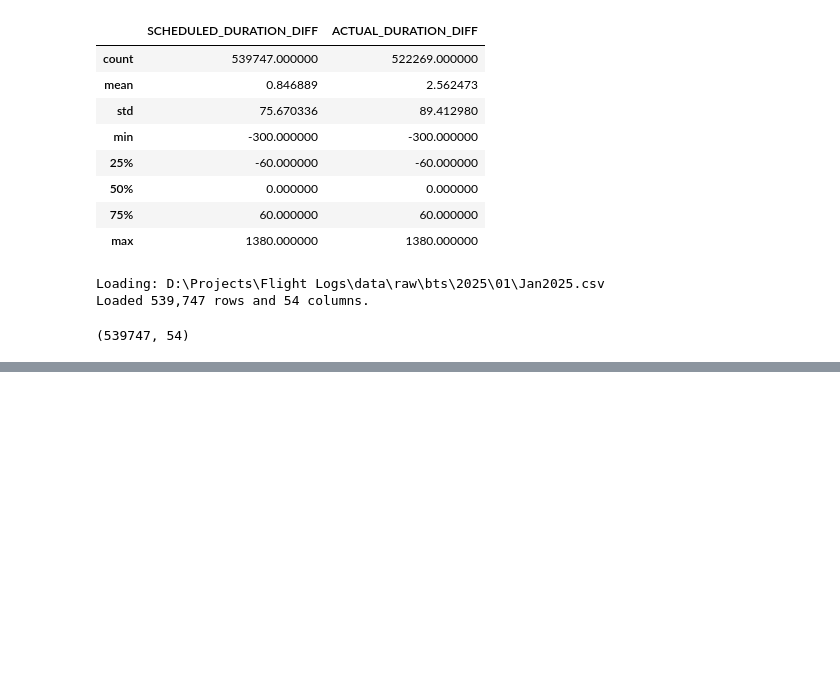
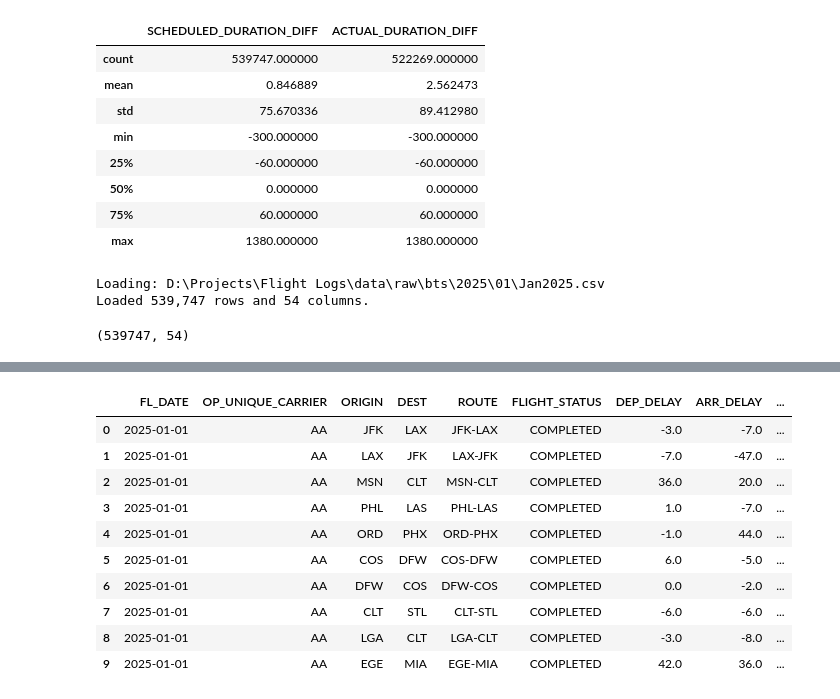
Before and after one commit to AmitParmar3/USA-Flight-Data-Visualiser, a Jupyter notebook: Notebooks/01_data_exploration.ipynb, the cells around one changed output, grey strips where cells are left out. Drawn from its saved outputs; the diff is of its cells as text; code cells hidden in the pictures; blank space fills up the shorter version.

Commit message:
Transformed and cleaned the csv to a better format

```diff
--- a/Notebooks/01_data_exploration.ipynb
+++ b/Notebooks/01_data_exploration.ipynb
@@ -460,0 +510,2 @@ raw_df.shape
+# %%
+clean_df = clean_bts_flight_data(raw_df)
@@ -460,0 +538,27 @@ raw_df.shape
+# %%
+clean_df[
+    [
+        "FL_DATE",
+        "OP_UNIQUE_CARRIER",
+        "ORIGIN",
+        "DEST",
+        "ROUTE",
+        "FLIGHT_STATUS",
+        "DEP_DELAY",
+        "ARR_DELAY",
+        "DEP_DELAY_CATEGORY",
+        "ARR_DELAY_CATEGORY"
+    ]
+].head(10)
+# %% [output]
+|  | FL_DATE | OP_UNIQUE_CARRIER | ORIGIN | DEST | ROUTE | FLIGHT_STATUS | DEP_DELAY | ARR_DELAY | ... |
+| 0 | 2025-01-01 | AA | JFK | LAX | JFK-LAX | COMPLETED | -3.0 | -7.0 | ... |
+| 1 | 2025-01-01 | AA | LAX | JFK | LAX-JFK | COMPLETED | -7.0 | -47.0 | ... |
+| 2 | 2025-01-01 | AA | MSN | CLT | MSN-CLT | COMPLETED | 36.0 | 20.0 | ... |
+| 3 | 2025-01-01 | AA | PHL | LAS | PHL-LAS | COMPLETED | 1.0 | -7.0 | ... |
+| 4 | 2025-01-01 | AA | ORD | PHX | ORD-PHX | COMPLETED | -1.0 | 44.0 | ... |
+| 5 | 2025-01-01 | AA | COS | DFW | COS-DFW | COMPLETED | 6.0 | -5.0 | ... |
+| 6 | 2025-01-01 | AA | DFW | COS | DFW-COS | COMPLETED | 0.0 | -2.0 | ... |
+| 7 | 2025-01-01 | AA | CLT | STL | CLT-STL | COMPLETED | -6.0 | -6.0 | ... |
+| 8 | 2025-01-01 | AA | LGA | CLT | LGA-CLT | COMPLETED | -3.0 | -8.0 | ... |
+| 9 | 2025-01-01 | AA | EGE | MIA | EGE-MIA | COMPLETED | 42.0 | 36.0 | ... |
```
Also changed, not shown: parts of 11 cells of this notebook, 2 other files.
